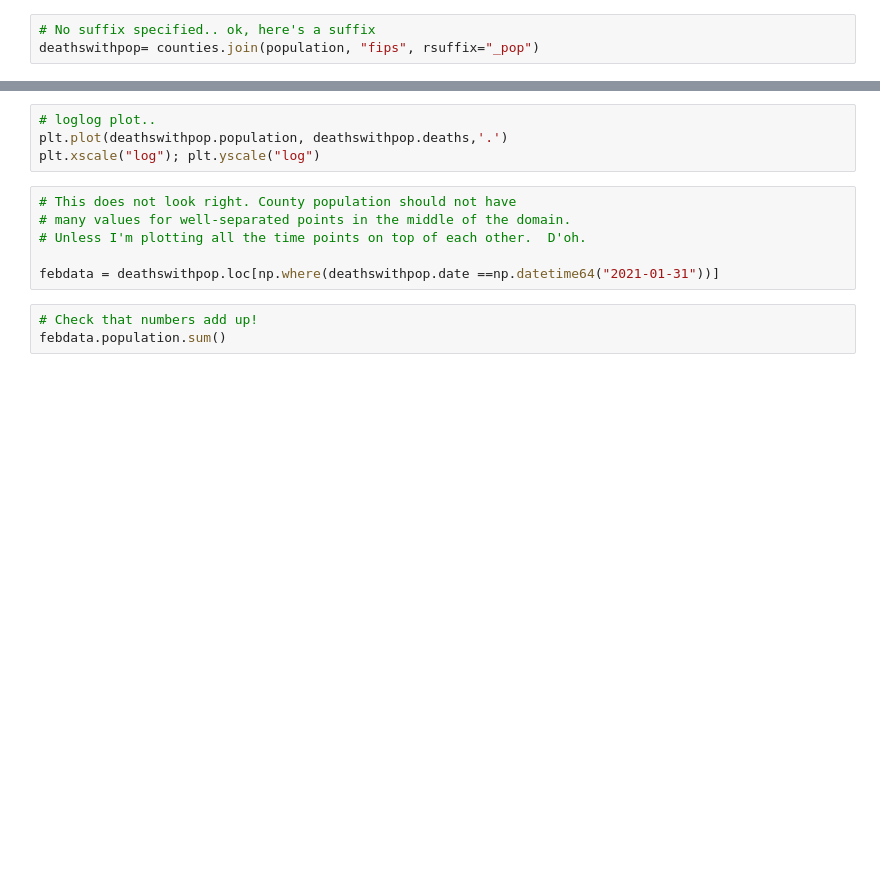
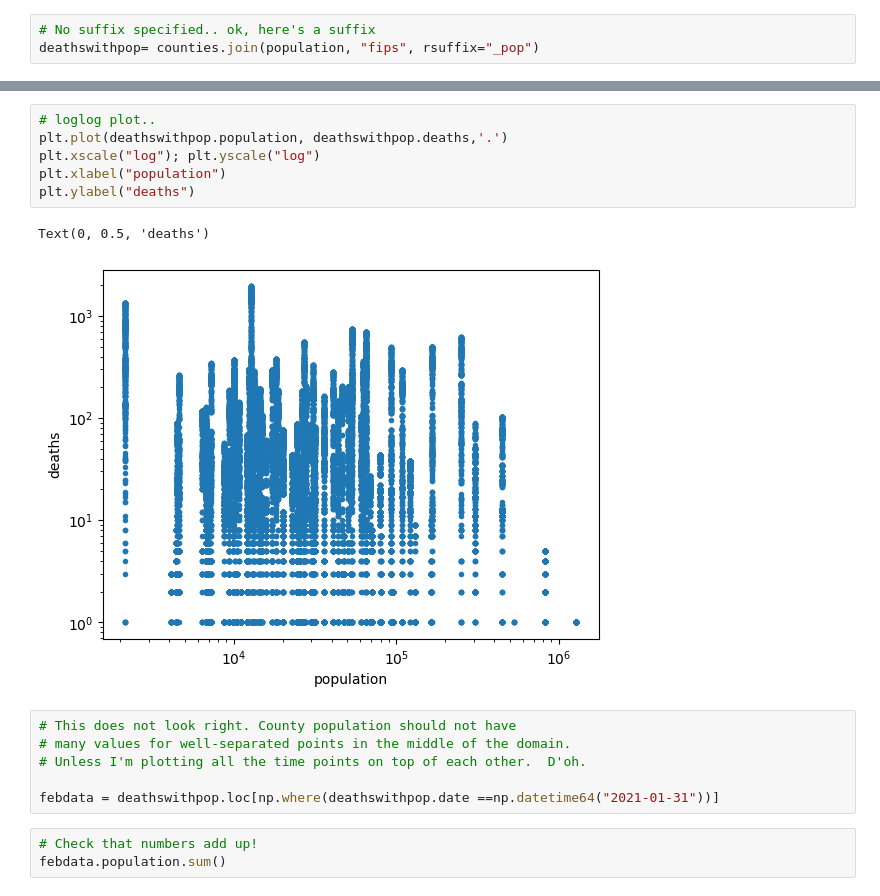
Before and after one commit to wltrimbl/uchicago-data227, a Jupyter notebook: notebooks/COUNTIES-JOIN.ipynb, the cells around one changed output, grey strips where cells are left out. Cells and saved outputs as stored; diff of their text form; blank space fills up the shorter version.

```diff
--- a/notebooks/COUNTIES-JOIN.ipynb
+++ b/notebooks/COUNTIES-JOIN.ipynb
@@ -410,7 +918,12 @@ plt.plot(deathswithpop.population, deathswithpop.deaths,'.')
 # %%
 # loglog plot..
 plt.plot(deathswithpop.population, deathswithpop.deaths,'.')
 plt.xscale("log"); plt.yscale("log")
+plt.xlabel("population")
+plt.ylabel("deaths")
+# %% [output]
+Text(0, 0.5, 'deaths')
+[figure, added]
 # %%
 # This does not look right. County population should not have
 # many values for well-separated points in the middle of the domain.
```
Also changed, not shown: parts of 140 cells of this notebook.
